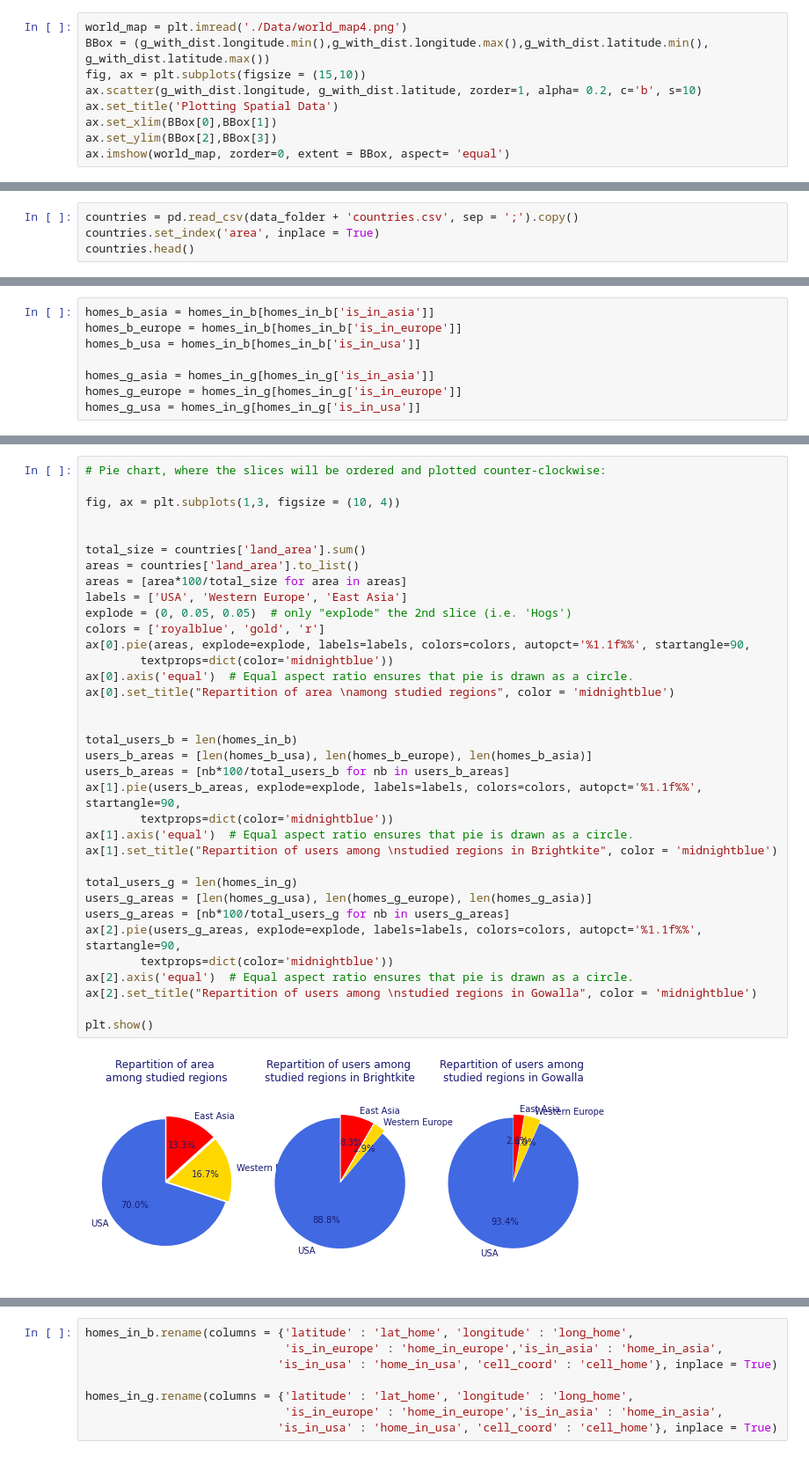
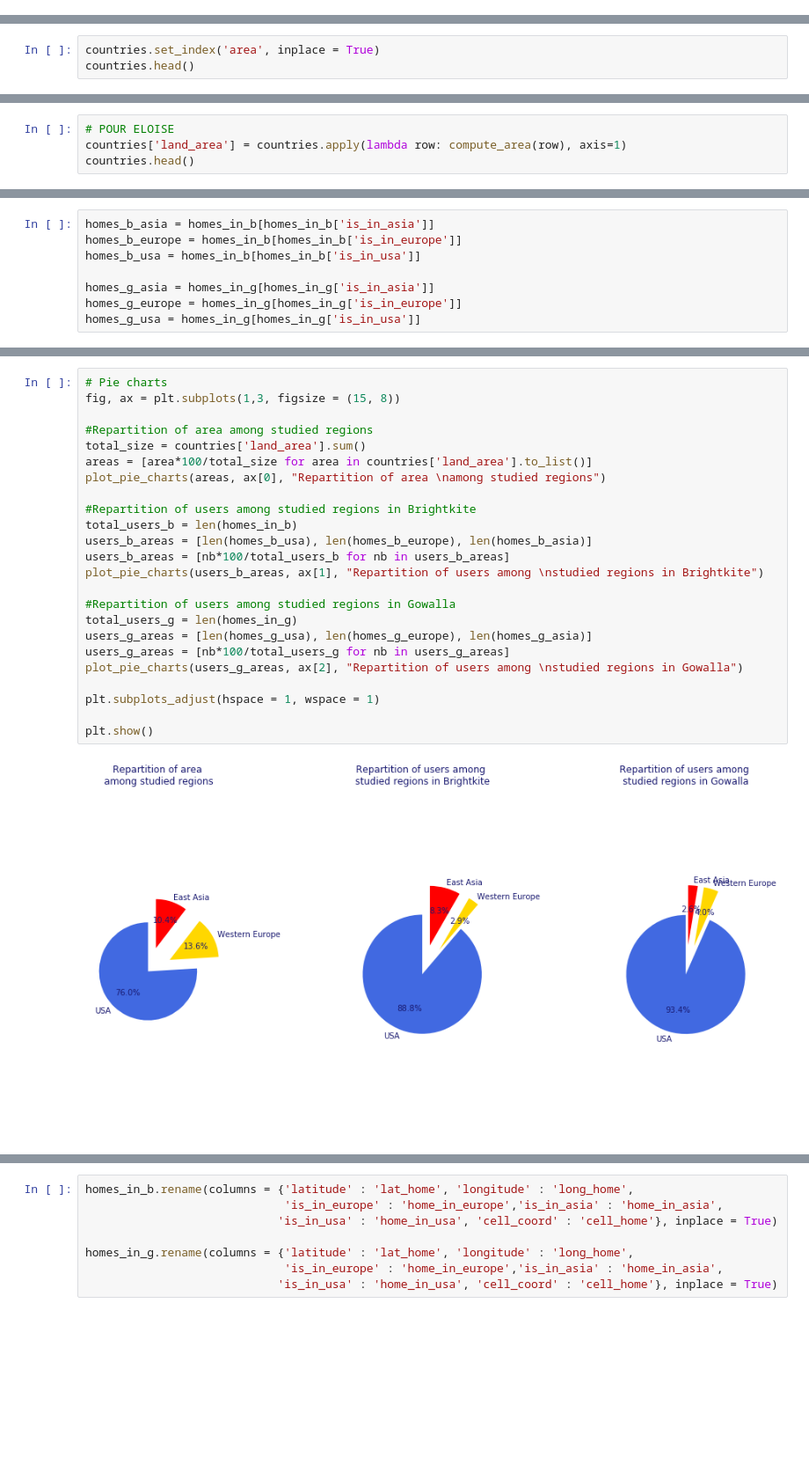
Before and after one commit to epfl-ada/ada-2020-project-milestone-p3-p3_bcd, a Jupyter notebook: Creative extension.ipynb, the cells around one changed output, grey strips where cells are left out. Shown at 88% size. Drawn from its saved outputs; the diff is of its cells as text; blank space fills up the shorter version.

```diff
--- a/Creative extension.ipynb
+++ b/Creative extension.ipynb
@@ -89,9 +119,0 @@ NameError: name 'b_with_dist' is not defined
-# %%
-world_map = plt.imread('./Data/world_map4.png')
-BBox = (g_with_dist.longitude.min(),g_with_dist.longitude.max(),g_with_dist.latitude.min(), g_with_dist.latitude.max())
-fig, ax = plt.subplots(figsize = (15,10))
-ax.scatter(g_with_dist.longitude, g_with_dist.latitude, zorder=1, alpha= 0.2, c='b', s=10)
-ax.set_title('Plotting Spatial Data')
-ax.set_xlim(BBox[0],BBox[1])
-ax.set_ylim(BBox[2],BBox[3])
-ax.imshow(world_map, zorder=0, extent = BBox, aspect= 'equal')
@@ -98,7 +126,6 @@ ax.imshow(world_map, zorder=0, extent = BBox, aspect= 'equal')
 # %% [markdown]
 ## Placing the checkins in the continents
 # %%
-countries = pd.read_csv(data_folder + 'countries.csv', sep = ';').copy()
 countries.set_index('area', inplace = True)
 countries.head()
 # %% [output]
@@ -308,0 +405,4 @@ countries.head()
+# %%
+# POUR ELOISE
+countries['land_area'] = countries.apply(lambda row: compute_area(row), axis=1)
+countries.head()
@@ -319,37 +450,26 @@ homes_g_usa = homes_in_g[homes_in_g['is_in_usa']]
 # %%
-# Pie chart, where the slices will be ordered and plotted counter-clockwise:
+# Pie charts
+fig, ax = plt.subplots(1,3, figsize = (15, 8))
 
-fig, ax = plt.subplots(1,3, figsize = (10, 4))
+#Repartition of area among studied regions
+total_size = countries['land_area'].sum()
+areas = [area*100/total_size for area in countries['land_area'].to_list()]
+plot_pie_charts(areas, ax[0], "Repartition of area \namong studied regions")
 
-
-total_size = countries['land_area'].sum()
-areas = countries['land_area'].to_list()
-areas = [area*100/total_size for area in areas]
-labels = ['USA', 'Western Europe', 'East Asia']
-explode = (0, 0.05, 0.05)  # only "explode" the 2nd slice (i.e. 'Hogs')
-colors = ['royalblue', 'gold', 'r']
-ax[0].pie(areas, explode=explode, labels=labels, colors=colors, autopct='%1.1f%%', startangle=90,
-        textprops=dict(color='midnightblue'))
-ax[0].axis('equal')  # Equal aspect ratio ensures that pie is drawn as a circle.
-ax[0].set_title("Repartition of area \namong studied regions", color = 'midnightblue')
-
-
+#Repartition of users among studied regions in Brightkite
 total_users_b = len(homes_in_b)
 users_b_areas = [len(homes_b_usa), len(homes_b_europe), len(homes_b_asia)]
 users_b_areas = [nb*100/total_users_b for nb in users_b_areas]
-ax[1].pie(users_b_areas, explode=explode, labels=labels, colors=colors, autopct='%1.1f%%', startangle=90,
-        textprops=dict(color='midnightblue'))
-ax[1].axis('equal')  # Equal aspect ratio ensures that pie is drawn as a circle.
-ax[1].set_title("Repartition of users among \nstudied regions in Brightkite", color = 'midnightblue')
+plot_pie_charts(users_b_areas, ax[1], "Repartition of users among \nstudied regions in Brightkite")
 
+#Repartition of users among studied regions in Gowalla
 total_users_g = len(homes_in_g)
 users_g_areas = [len(homes_g_usa), len(homes_g_europe), len(homes_g_asia)]
 users_g_areas = [nb*100/total_users_g for nb in users_g_areas]
-ax[2].pie(users_g_areas, explode=explode, labels=labels, colors=colors, autopct='%1.1f%%', startangle=90,
-        textprops=dict(color='midnightblue'))
-ax[2].axis('equal')  # Equal aspect ratio ensures that pie is drawn as a circle.
-ax[2].set_title("Repartition of users among \nstudied regions in Gowalla", color = 'midnightblue')
+plot_pie_charts(users_g_areas, ax[2], "Repartition of users among \nstudied regions in Gowalla")
+
+plt.subplots_adjust(hspace = 1, wspace = 1)
 
 plt.show()
 # %% [output]
-[figure, old version]
+[figure, new version]
```
Also changed, not shown: parts of 100 cells of this notebook.
